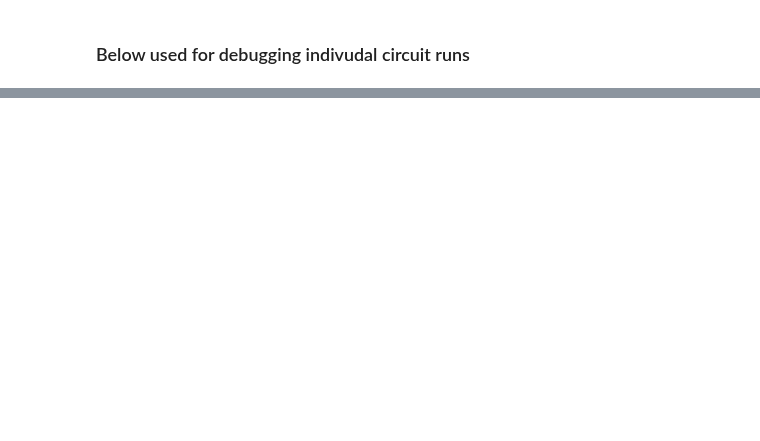
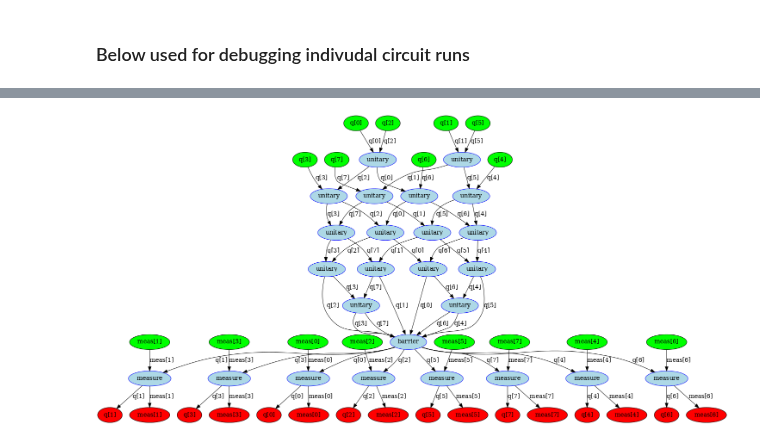
Before and after one commit to Pitt-JonesLab/mirror-gates, a Jupyter notebook: src/notebooks/debug_bench.ipynb, the cells around one changed output, grey strips where cells are left out. Saved outputs shown, nothing was run; the diff lists cells and outputs as text; code cells hidden in the pictures; blank space fills up the shorter version.

```diff
--- a/src/notebooks/debug_bench.ipynb
+++ b/src/notebooks/debug_bench.ipynb
@@ -76,0 +80,16 @@ coupling_map = CouplingMap.from_line(8)
+# %%
+from qiskit.converters import circuit_to_dag
+from qiskit.transpiler.passes import Collect2qBlocks, ConsolidateBlocks
+from qiskit.transpiler import PassManager
+
+
+def draw_dag(qc):
+    pm = PassManager([Collect2qBlocks(), ConsolidateBlocks(force_consolidate=True)])
+    cons_qc = pm.run(qc)
+    cons_dag = circuit_to_dag(cons_qc)
+    return cons_dag.draw()
+
+
+display(draw_dag(qc))
+# %% [output]
+[figure, added]
```
Also changed, not shown: parts of 14 cells of this notebook, 6 other files.
